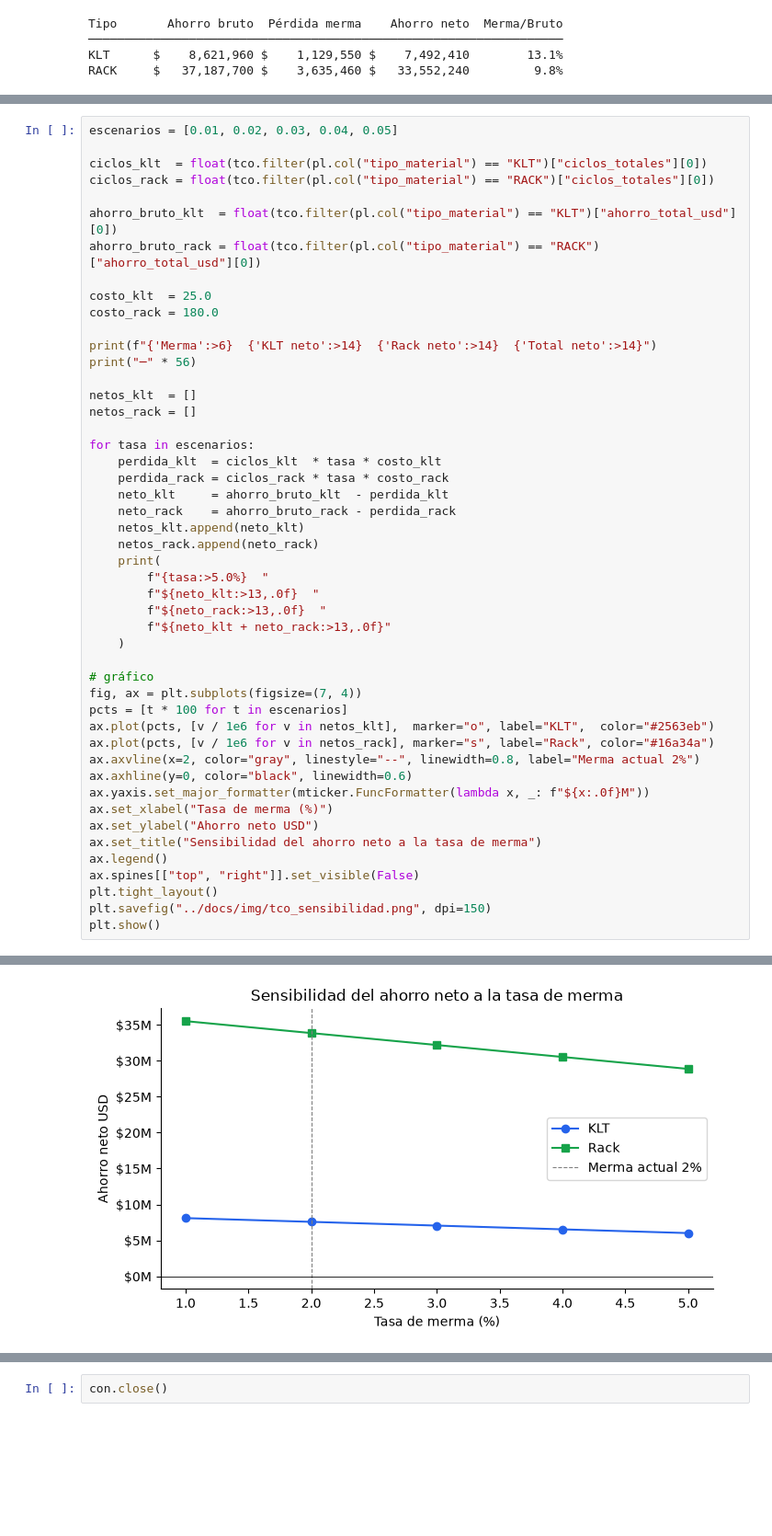
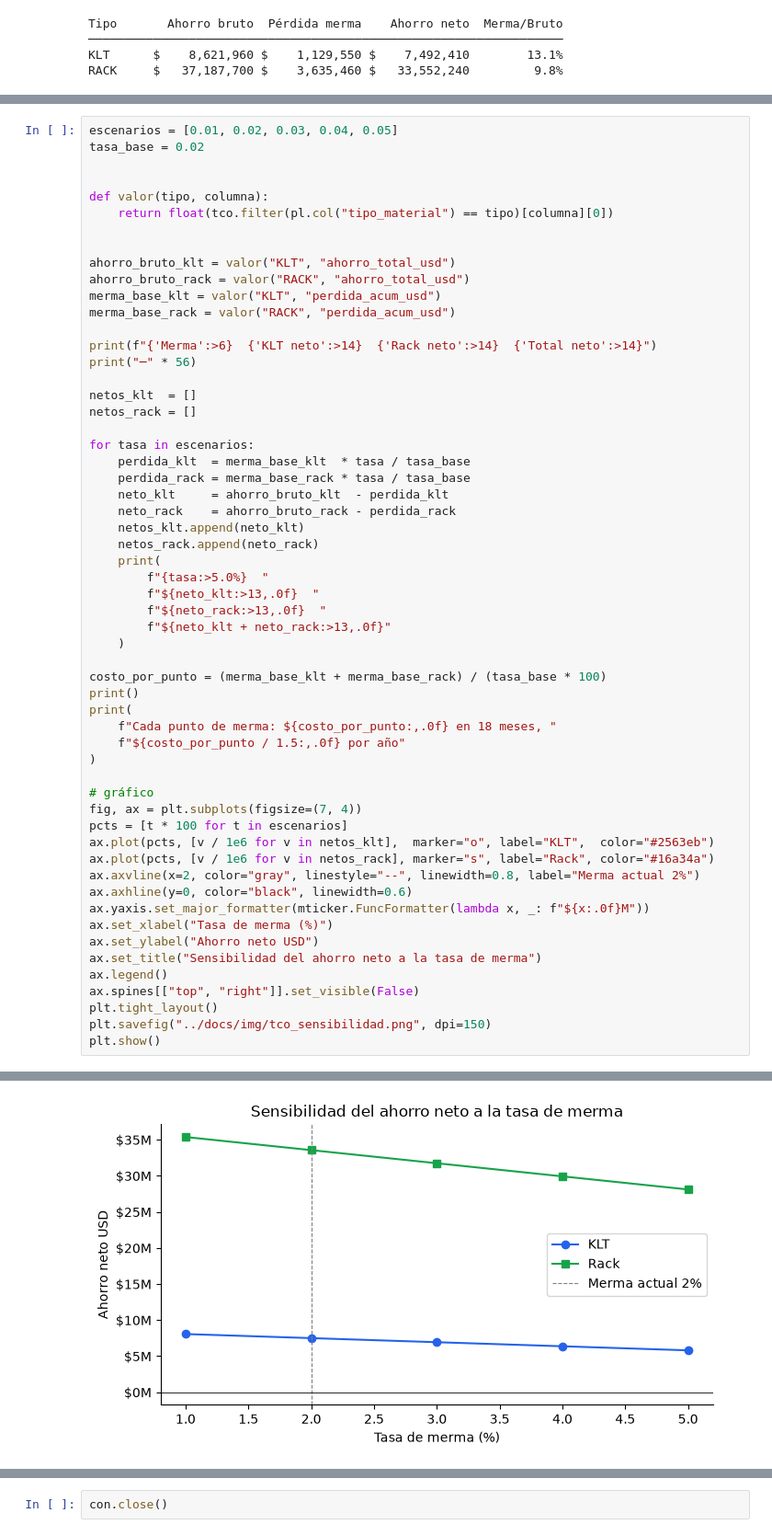
Before and after one commit to juancarlospradologistica-hub/returnable-packaging-intelligence, a Jupyter notebook: notebooks/03_tco_analysis.ipynb, the cells around one changed output, grey strips where cells are left out. Shown at 92% size. Saved outputs shown, nothing was run; the diff lists cells and outputs as text; blank space fills up the shorter version.

Commit message:
notebook 03: sensibilidad sobre merma real y resumen corregido

```diff
--- a/notebooks/03_tco_analysis.ipynb
+++ b/notebooks/03_tco_analysis.ipynb
@@ -182,14 +181,16 @@ tiene un impacto muy distinto entre tipos.
 # %%
 escenarios = [0.01, 0.02, 0.03, 0.04, 0.05]
+tasa_base = 0.02
 
-ciclos_klt  = float(tco.filter(pl.col("tipo_material") == "KLT")["ciclos_totales"][0])
-ciclos_rack = float(tco.filter(pl.col("tipo_material") == "RACK")["ciclos_totales"][0])
 
-ahorro_bruto_klt  = float(tco.filter(pl.col("tipo_material") == "KLT")["ahorro_total_usd"][0])
-ahorro_bruto_rack = float(tco.filter(pl.col("tipo_material") == "RACK")["ahorro_total_usd"][0])
+def valor(tipo, columna):
+    return float(tco.filter(pl.col("tipo_material") == tipo)[columna][0])
 
-costo_klt  = 25.0
-costo_rack = 180.0
+
+ahorro_bruto_klt = valor("KLT", "ahorro_total_usd")
+ahorro_bruto_rack = valor("RACK", "ahorro_total_usd")
+merma_base_klt = valor("KLT", "perdida_acum_usd")
+merma_base_rack = valor("RACK", "perdida_acum_usd")
 
 print(f"{'Merma':>6}  {'KLT neto':>14}  {'Rack neto':>14}  {'Total neto':>14}")
 print("─" * 56)
@@ -198,8 +199,8 @@ netos_klt  = []
 netos_rack = []
 
 for tasa in escenarios:
-    perdida_klt  = ciclos_klt  * tasa * costo_klt
-    perdida_rack = ciclos_rack * tasa * costo_rack
+    perdida_klt  = merma_base_klt  * tasa / tasa_base
+    perdida_rack = merma_base_rack * tasa / tasa_base
     neto_klt     = ahorro_bruto_klt  - perdida_klt
     neto_rack    = ahorro_bruto_rack - perdida_rack
     netos_klt.append(neto_klt)
@@ -210,6 +211,13 @@ for tasa in escenarios:
         f"${neto_rack:>13,.0f}  "
         f"${neto_klt + neto_rack:>13,.0f}"
     )
+
+costo_por_punto = (merma_base_klt + merma_base_rack) / (tasa_base * 100)
+print()
+print(
+    f"Cada punto de merma: ${costo_por_punto:,.0f} en 18 meses, "
+    f"${costo_por_punto / 1.5:,.0f} por año"
+)
 
 # gráfico
 fig, ax = plt.subplots(figsize=(7, 4))
@@ -238,4 +248,4 @@ plt.show()
-[figure, old version]
+[figure, new version]
 # %% [markdown]
 ## 6. Resumen ejecutivo
 
```
Also changed, not shown: parts of 4 cells of this notebook, 1 other file.
